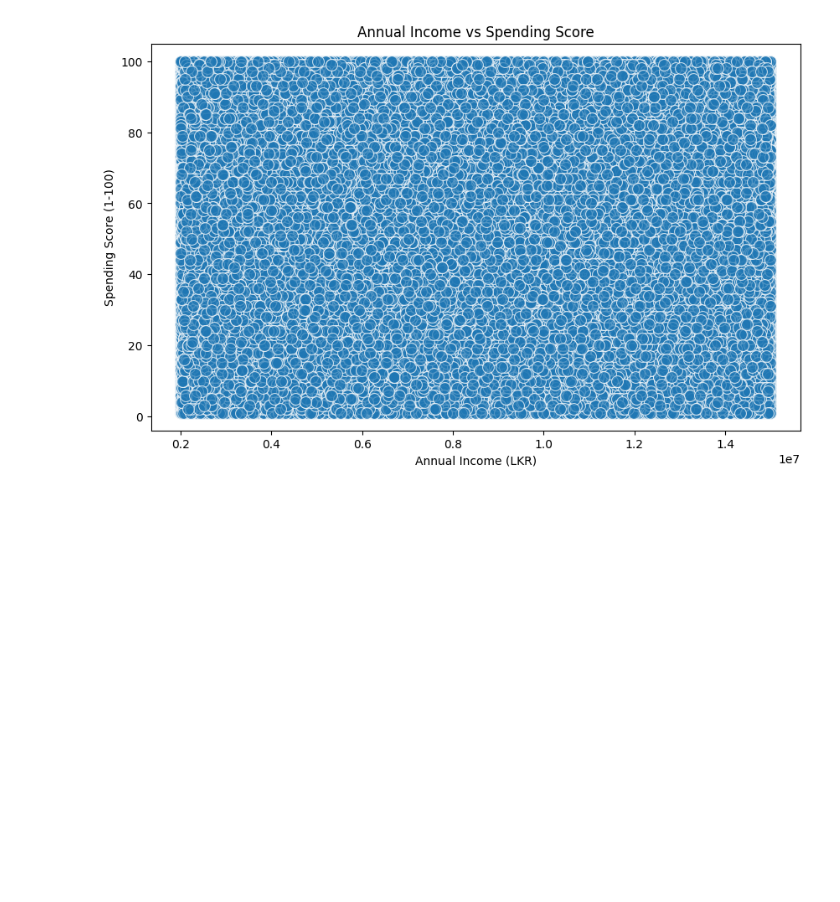
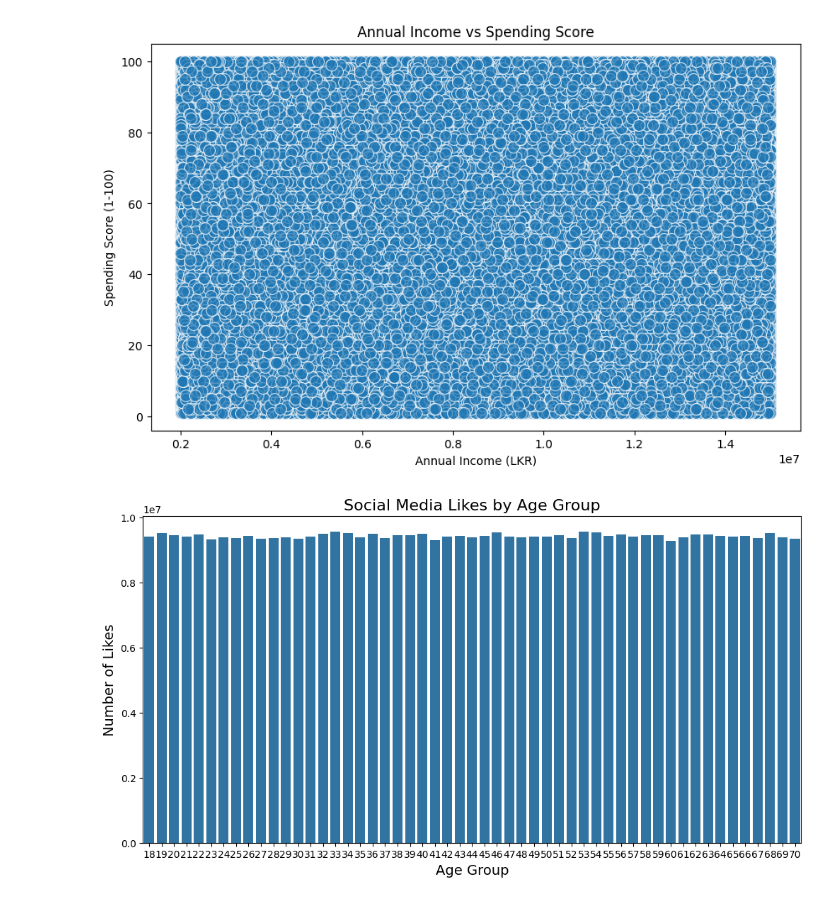
Before and after one commit to BinukiMihara/digital-social-media-marketing-analysis, a Jupyter notebook: Digital Social Media Marketing Assignment.ipynb, the cells around one changed output. Saved outputs shown, nothing was run; the diff lists cells and outputs as text; code cells hidden in the pictures; blank space fills up the shorter version.

Commit message:
Visualize bar chart showing social media likes by age group

```diff
--- a/Digital Social Media Marketing Assignment.ipynb
+++ b/Digital Social Media Marketing Assignment.ipynb
@@ -186,3 +186,18 @@ plt.ylabel('Spending Score (1-100)')
 plt.show()
 # %% [output]
 [figure]
+# %%
+# Group by 'Age' and sum the 'Social Media Likes'
+age_likes = df.groupby('Age')['Social Media Likes'].sum().reset_index()
+
+# Create a bar chart
+plt.figure(figsize=(12, 6))
+sns.barplot(x='Age', y='Social Media Likes', data=age_likes)
+
+plt.title('Social Media Likes by Age Group', fontsize=16)
+plt.xlabel('Age Group', fontsize=14)
+plt.ylabel('Number of Likes', fontsize=14)
+
+plt.show()
+# %% [output]
+[figure, added]
```
